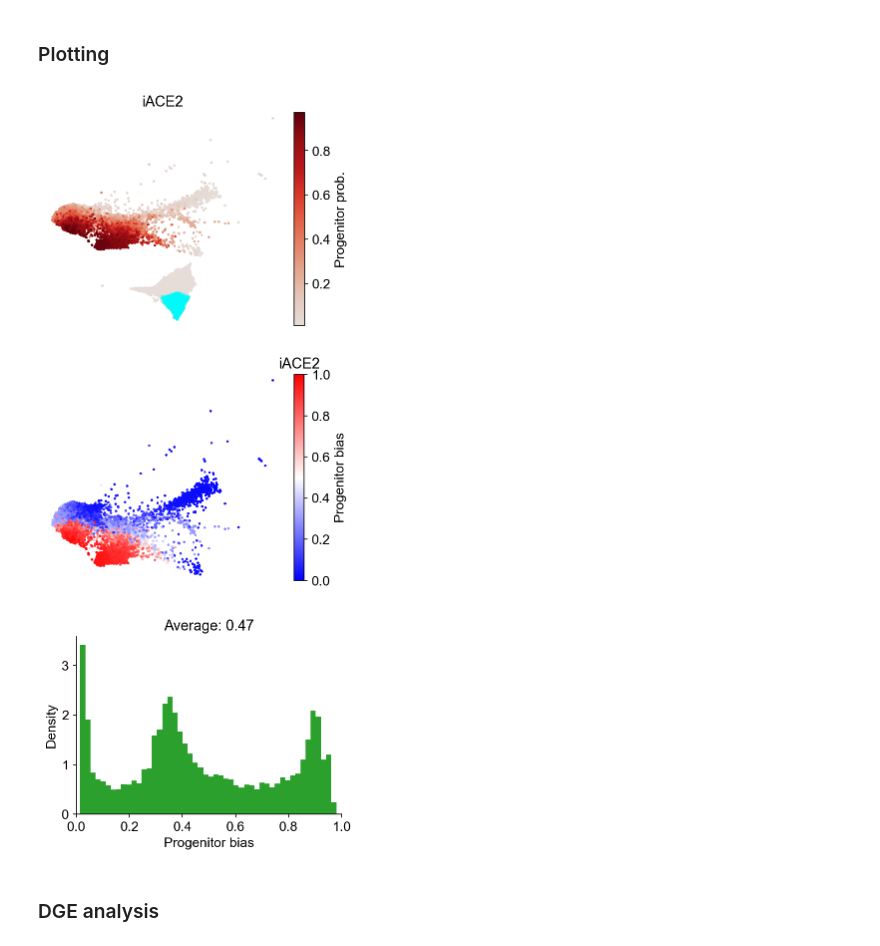
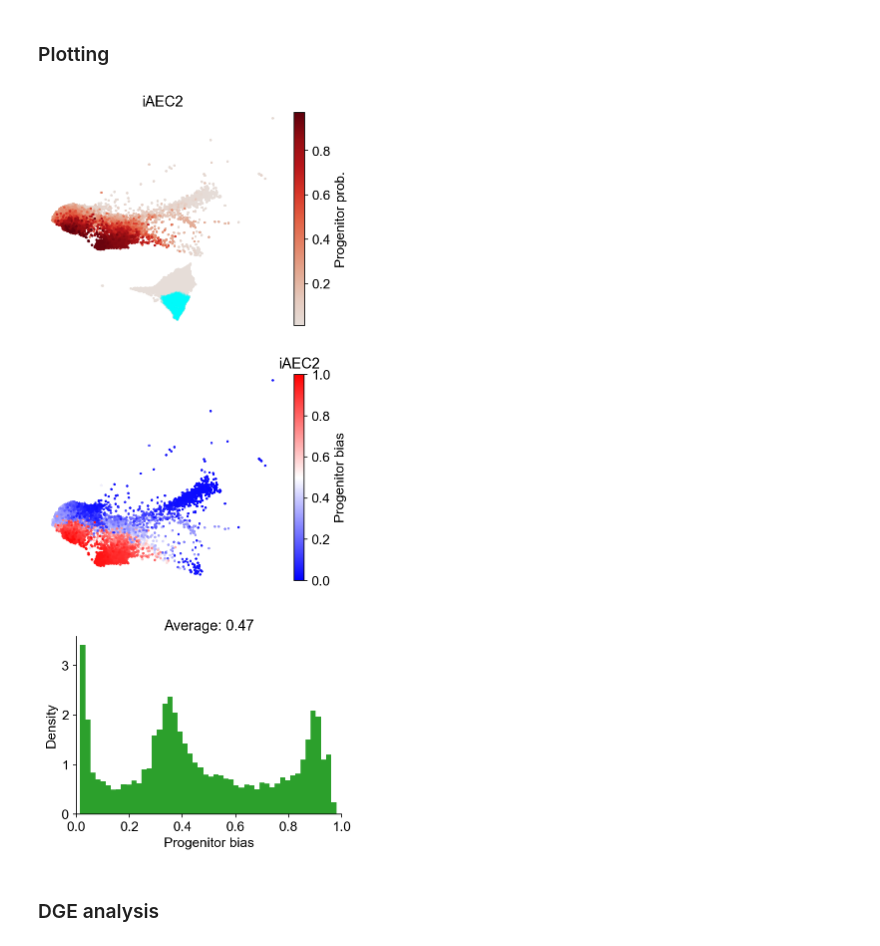
Before and after one commit to AllonKleinLab/cospar, a Jupyter notebook: docs/source/20210121_lung_data_v2.ipynb, the cells around one changed output. Drawn from its saved outputs; the diff is of its cells as text; code cells hidden in the pictures.

```diff
--- a/docs/source/20210121_lung_data_v2.ipynb
+++ b/docs/source/20210121_lung_data_v2.ipynb
@@ -144,17 +149,17 @@ if save_data:
 # %% [markdown]
 ### Plotting
 # %%
-cs.pl.fate_map(adata,selected_fates=['iACE2'],selected_times=['pos_17','pos_21'],
+cs.pl.fate_map(adata,selected_fates=['iAEC2'],selected_times=['pos_17','pos_21'],
                used_Tmap='transition_map',map_backward=True,plot_target_state=True)
 # %% [output]
-[figure, old version]
+[figure, new version]
 # %%
 #cs.settings.set_figure_params(figsize=(4,3.5),format='png',fontsize=17)
-selected_fates=['iACE2',['PENC', 'Gut', 'NLE', 'Endoderm']]
+selected_fates=['iAEC2',['PNEC', 'Gut', 'NLE', 'Endoderm']]
 cs.pl.fate_bias(adata,selected_fates,used_Tmap='transition_map',
         plot_target_state=False,map_backward=True,method='norm-sum')
 # %% [output]
-[figure, old version]
+[figure, new version]
 [figure]
 # %% [markdown]
 ### DGE analysis
```
Also changed, not shown: parts of 12 cells of this notebook, 6 other files.
